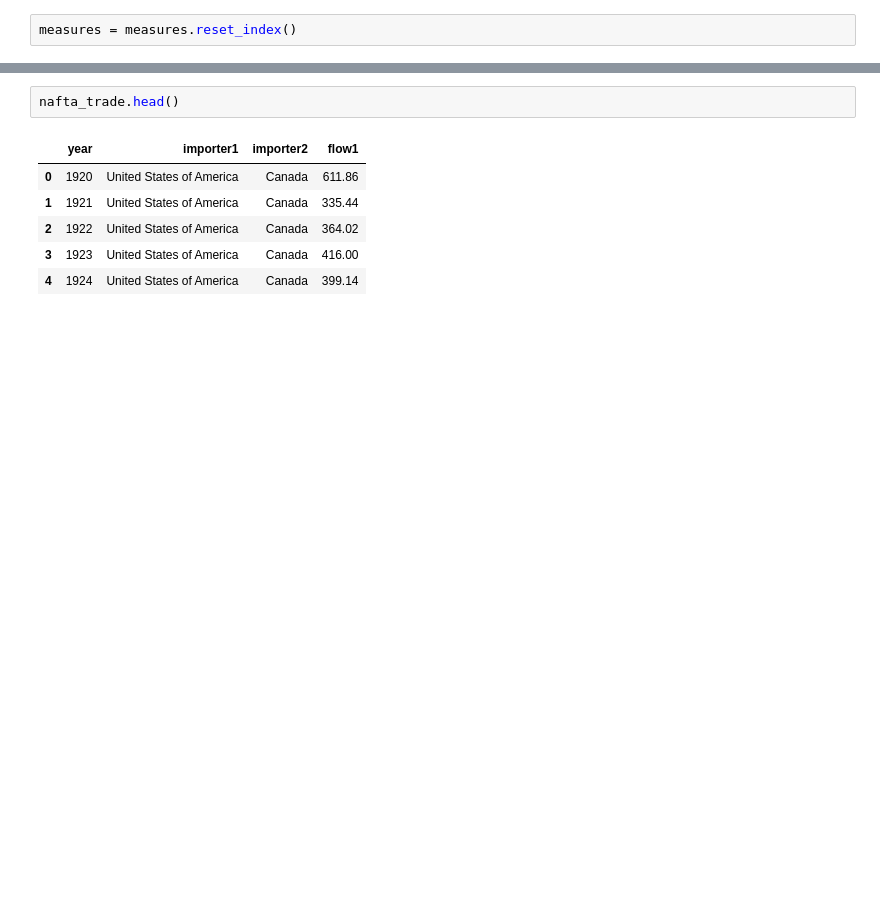
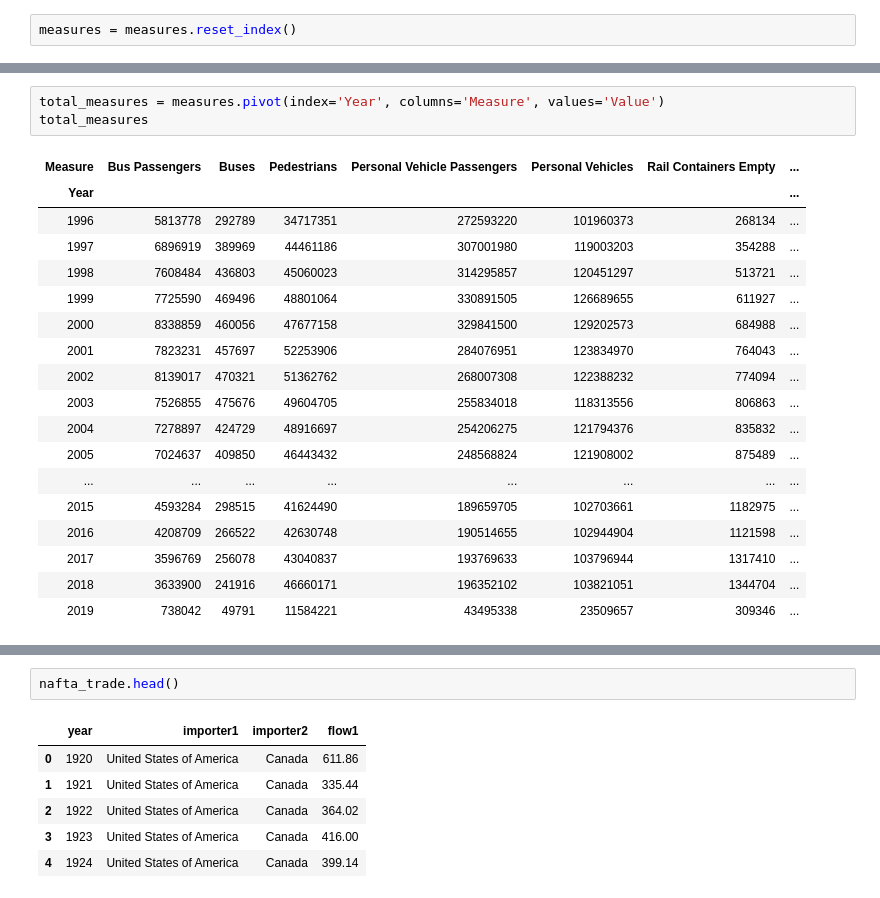
Before and after one commit to philipayazi/Project1_BorderEntries, a Jupyter notebook: Border_Entries_and _Trade.ipynb, the cells around one changed output, grey strips where cells are left out. Saved outputs shown, nothing was run; the diff lists cells and outputs as text; blank space fills up the shorter version.

```diff
--- a/Border_Entries_and _Trade.ipynb
+++ b/Border_Entries_and _Trade.ipynb
@@ -287,0 +249,22 @@ measures
+# %%
+total_measures = measures.pivot(index='Year', columns='Measure', values='Value')
+total_measures
+# %% [output]
+| Measure | Bus Passengers | Buses | Pedestrians | Personal Vehicle Passengers | Personal Vehicles | Rail Containers Empty | ... |
+| Year |  |  |  |  |  |  | ... |
+| 1996 | 5813778 | 292789 | 34717351 | 272593220 | 101960373 | 268134 | ... |
+| 1997 | 6896919 | 389969 | 44461186 | 307001980 | 119003203 | 354288 | ... |
+| 1998 | 7608484 | 436803 | 45060023 | 314295857 | 120451297 | 513721 | ... |
+| 1999 | 7725590 | 469496 | 48801064 | 330891505 | 126689655 | 611927 | ... |
+| 2000 | 8338859 | 460056 | 47677158 | 329841500 | 129202573 | 684988 | ... |
+| 2001 | 7823231 | 457697 | 52253906 | 284076951 | 123834970 | 764043 | ... |
+| 2002 | 8139017 | 470321 | 51362762 | 268007308 | 122388232 | 774094 | ... |
+| 2003 | 7526855 | 475676 | 49604705 | 255834018 | 118313556 | 806863 | ... |
+| 2004 | 7278897 | 424729 | 48916697 | 254206275 | 121794376 | 835832 | ... |
+| 2005 | 7024637 | 409850 | 46443432 | 248568824 | 121908002 | 875489 | ... |
+| ... | ... | ... | ... | ... | ... | ... | ... |
+| 2015 | 4593284 | 298515 | 41624490 | 189659705 | 102703661 | 1182975 | ... |
+| 2016 | 4208709 | 266522 | 42630748 | 190514655 | 102944904 | 1121598 | ... |
+| 2017 | 3596769 | 256078 | 43040837 | 193769633 | 103796944 | 1317410 | ... |
+| 2018 | 3633900 | 241916 | 46660171 | 196352102 | 103821051 | 1344704 | ... |
+| 2019 | 738042 | 49791 | 11584221 | 43495338 | 23509657 | 309346 | ... |
```
Also changed, not shown: parts of 14 cells of this notebook.
